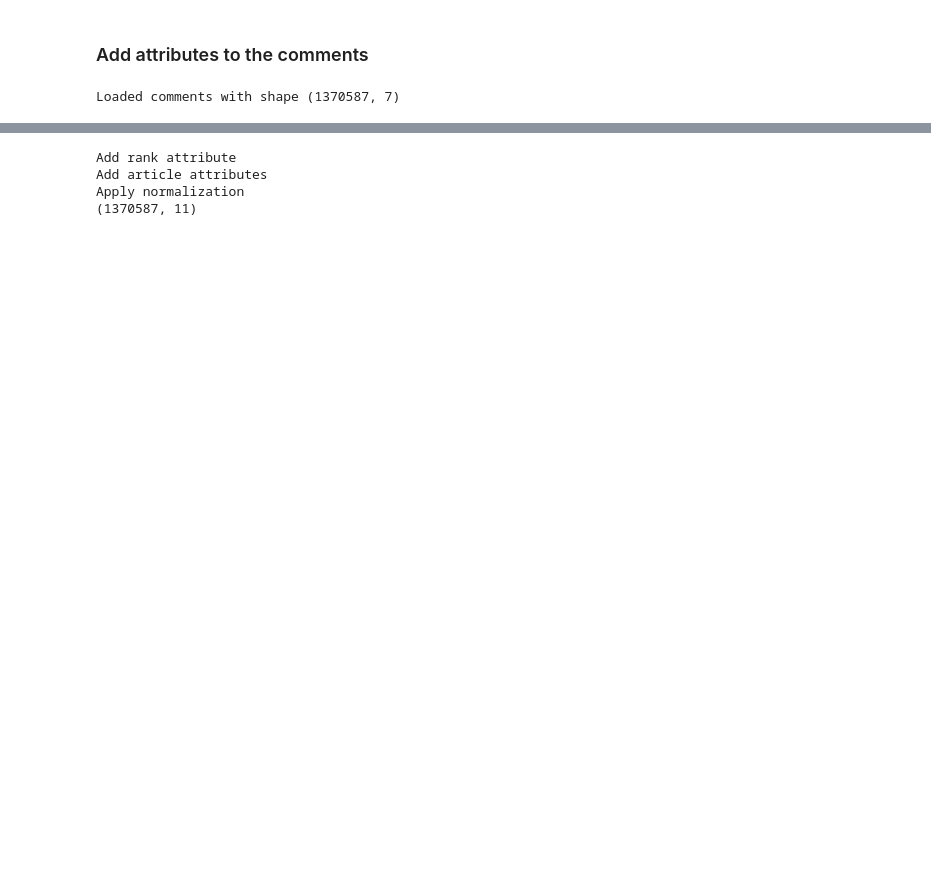
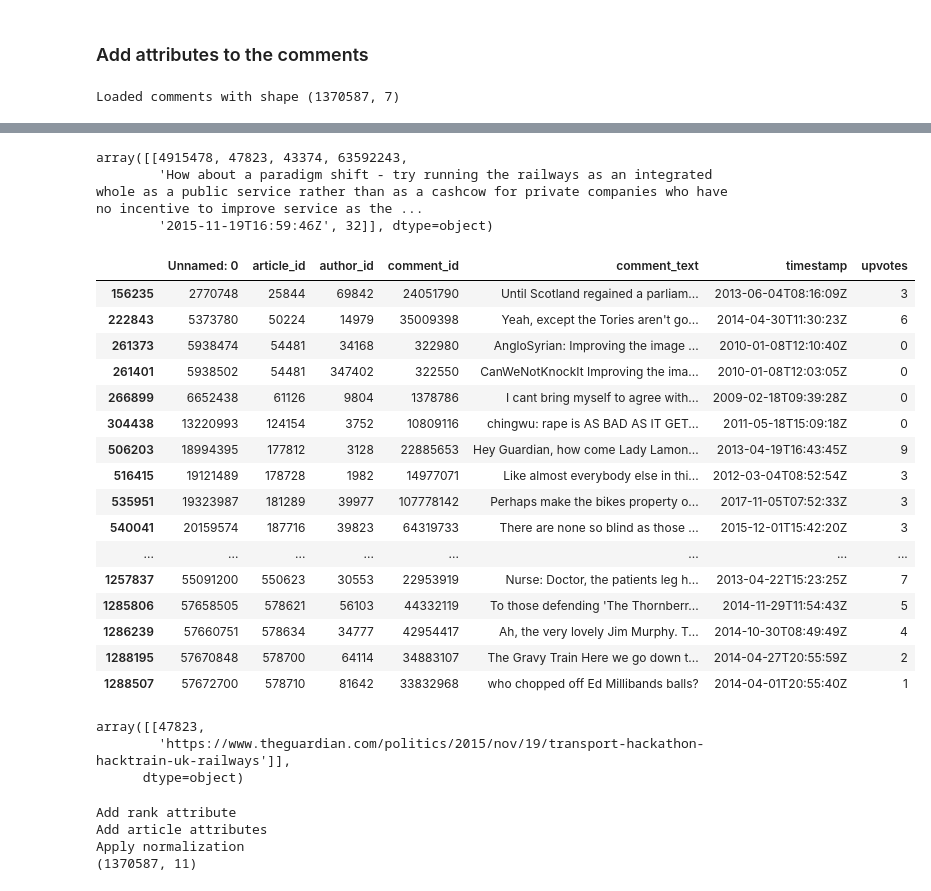
Before and after one commit to Chaoste/guardian-ranking, a Jupyter notebook: analysis/Week 7 - Normalization.ipynb, the cells around one changed output, grey strips where cells are left out. Drawn from its saved outputs; the diff is of its cells as text; code cells hidden in the pictures; blank space fills up the shorter version.

```diff
--- a/analysis/Week 7 - Normalization.ipynb
+++ b/analysis/Week 7 - Normalization.ipynb
@@ -24,0 +49,26 @@ Loaded comments with shape (1370587, 7)
+# %%
+co[co['comment_id'] == 63592243].values
+# %% [output]
+array([[4915478, 47823, 43374, 63592243,
+        'How about a paradigm shift - try running the railways as an integrated whole as a public service rather than as a cashcow for private companies who have no incentive to improve service as the ...
+        '2015-11-19T16:59:46Z', 32]], dtype=object)
+# %%
+co[co['comment_text'].str.contains('chopped off')]
+# %% [output]
+|  | Unnamed: 0 | article_id | author_id | comment_id | comment_text | timestamp | upvotes |
+| 156235 | 2770748 | 25844 | 69842 | 24051790 | Until Scotland regained a parliam... | 2013-06-04T08:16:09Z | 3 |
+| 222843 | 5373780 | 50224 | 14979 | 35009398 | Yeah, except the Tories aren't go... | 2014-04-30T11:30:23Z | 6 |
+| 261373 | 5938474 | 54481 | 34168 | 322980 | AngloSyrian: Improving the image ... | 2010-01-08T12:10:40Z | 0 |
+| 261401 | 5938502 | 54481 | 347402 | 322550 | CanWeNotKnockIt Improving the ima... | 2010-01-08T12:03:05Z | 0 |
+| 266899 | 6652438 | 61126 | 9804 | 1378786 | I cant bring myself to agree with... | 2009-02-18T09:39:28Z | 0 |
+| 304438 | 13220993 | 124154 | 3752 | 10809116 | chingwu: rape is AS BAD AS IT GET... | 2011-05-18T15:09:18Z | 0 |
+| 506203 | 18994395 | 177812 | 3128 | 22885653 | Hey Guardian, how come Lady Lamon... | 2013-04-19T16:43:45Z | 9 |
+| 516415 | 19121489 | 178728 | 1982 | 14977071 | Like almost everybody else in thi... | 2012-03-04T08:52:54Z | 3 |
+| 535951 | 19323987 | 181289 | 39977 | 107778142 | Perhaps make the bikes property o... | 2017-11-05T07:52:33Z | 3 |
+| 540041 | 20159574 | 187716 | 39823 | 64319733 | There are none so blind as those ... | 2015-12-01T15:42:20Z | 3 |
+| ... | ... | ... | ... | ... | ... | ... | ... |
+| 1257837 | 55091200 | 550623 | 30553 | 22953919 | Nurse: Doctor, the patients leg h... | 2013-04-22T15:23:25Z | 7 |
+| 1285806 | 57658505 | 578621 | 56103 | 44332119 | To those defending 'The Thornberr... | 2014-11-29T11:54:43Z | 5 |
+| 1286239 | 57660751 | 578634 | 34777 | 42954417 | Ah, the very lovely Jim Murphy. T... | 2014-10-30T08:49:49Z | 4 |
+| 1288195 | 57670848 | 578700 | 64114 | 34883107 | The Gravy Train Here we go down t... | 2014-04-27T20:55:59Z | 2 |
+| 1288507 | 57672700 | 578710 | 81642 | 33832968 | who chopped off Ed Millibands balls? | 2014-04-01T20:55:40Z | 1 |
@@ -25,3 +80,9 @@ Loaded comments with shape (1370587, 7)
+# %%
+article[article['article_id'] == 47823].values
+# %% [output]
+array([[47823,
+        'https://www.theguardian.com/politics/2015/nov/19/transport-hackathon-hacktrain-uk-railways']],
+      dtype=object)
 # %%
 print('Add rank attribute')
 co['rank'] = co.groupby('article_id')['timestamp'].rank(method='dense').astype(int)
```
Also changed, not shown: parts of 7 cells of this notebook, 3 other files.
